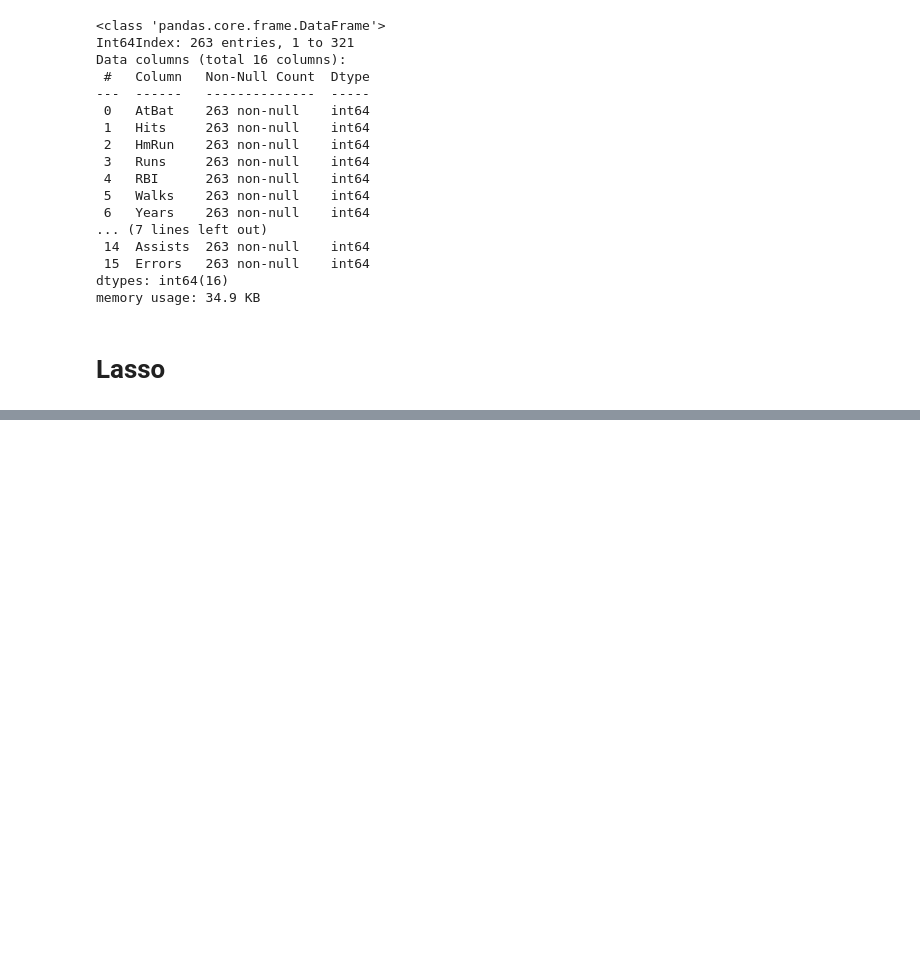
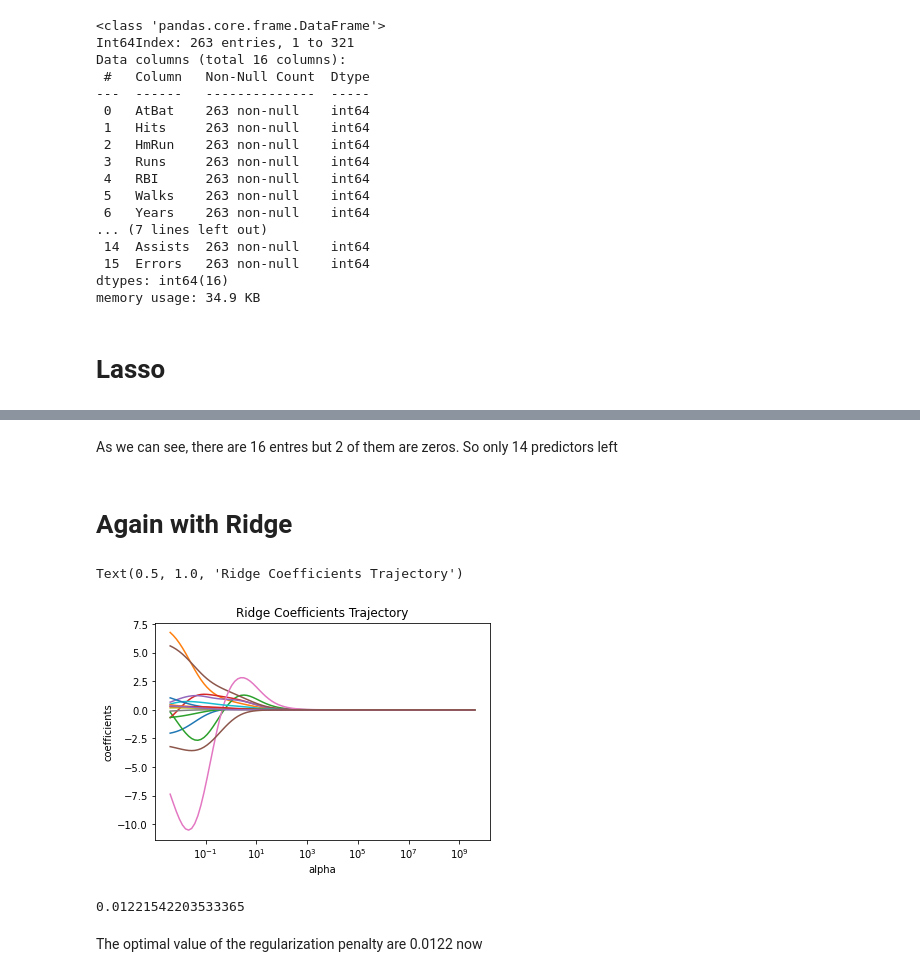
Before and after one commit to Tianjiao-Yu/anly590, a Jupyter notebook: HW1.ipynb, the cells around one changed output, grey strips where cells are left out. Saved outputs shown, nothing was run; the diff lists cells and outputs as text; code cells hidden in the pictures; blank space fills up the shorter version.

```diff
--- a/HW1.ipynb
+++ b/HW1.ipynb
@@ -78,0 +101,5 @@ Text(0, 0.5, 'weights')
+# %%
+lassocv = LassoCV(alphas=None, cv=10, max_iter=100000, normalize=True)
+lassocv.fit(scale(x),y)
+
+lassocv.alpha_
@@ -78,0 +131,29 @@ Text(0, 0.5, 'weights')
+# %% [markdown]
+As we can see, there are 16 entres but 2 of them are zeros. So only 14 predictors left
+# %% [markdown]
+# Again with Ridge
+# %%
+coEffients=[]
+
+for a in alphas:
+    ridge=Ridge(alpha = a,normalize=True)
+    ridge.fit(x, y)
+    coEffients.append(ridge.coef_)
+
+fig2 = plt.gca()
+fig2.plot(alphas, coEffients)
+fig2.set_xscale('log')
+plt.xlabel('alpha')
+plt.ylabel('coefficients')
+plt.title('Ridge Coefficients Trajectory')
+# %% [output]
+Text(0.5, 1.0, 'Ridge Coefficients Trajectory')
+[figure, added]
+# %%
+ridgecv = RidgeCV(alphas = alphas, scoring = 'neg_mean_squared_error', normalize = True)
+ridgecv.fit(scale(x),y)
+ridgecv.alpha_
+# %% [output]
+0.01221542203533365
+# %% [markdown]
+The optimal value of the regularization penalty are 0.0122 now
```
Also changed, not shown: parts of 12 cells of this notebook.
